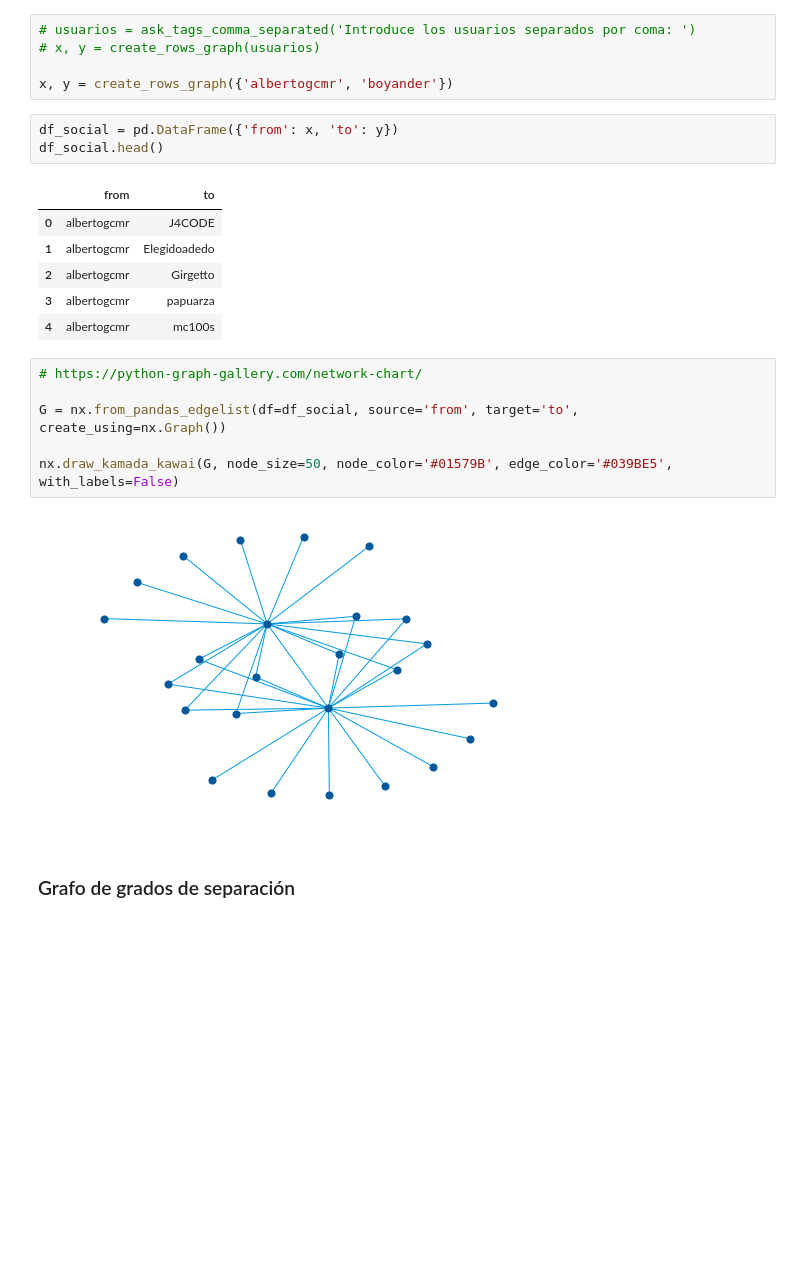
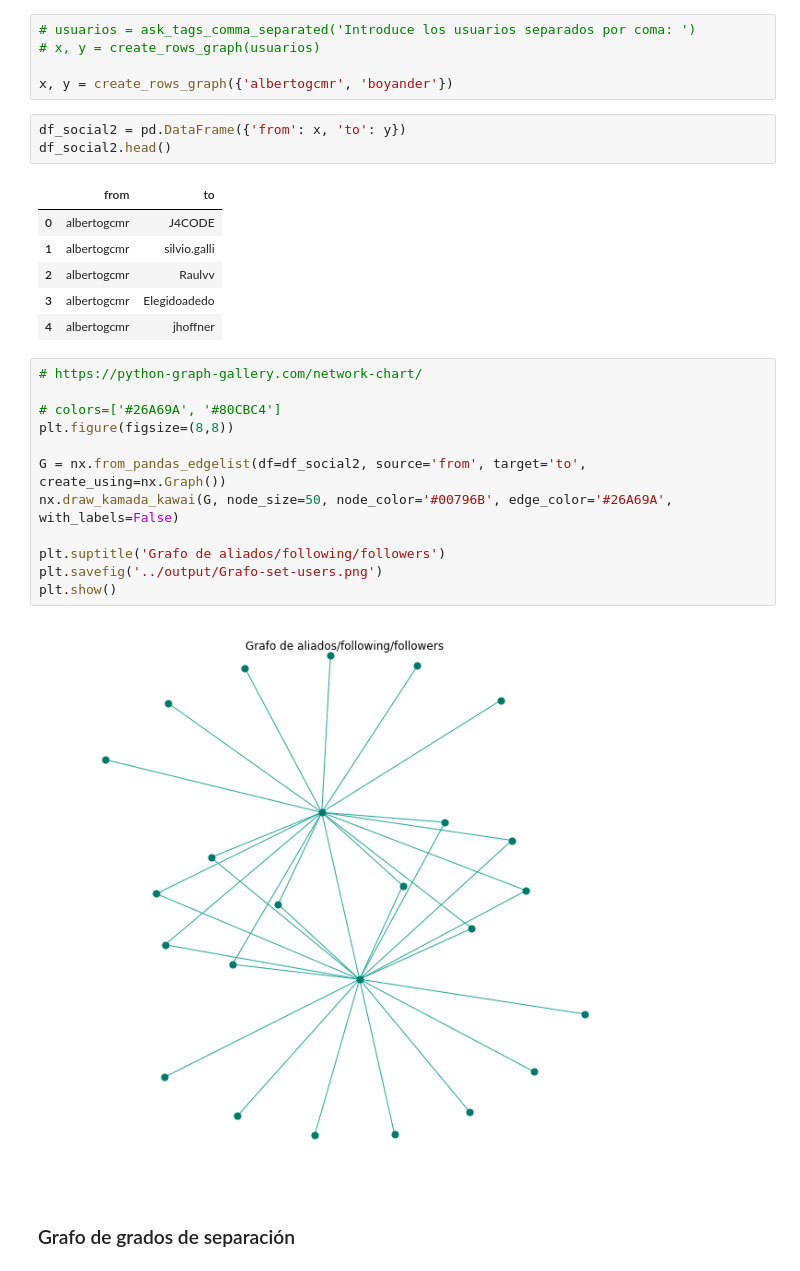
Before and after one commit to albertogcmr/final-project-codewars-ih, a Jupyter notebook: source/Representación de datos.ipynb, the cells around one changed output. Drawn from its saved outputs; the diff is of its cells as text; blank space fills up the shorter version.

```diff
--- a/source/Representación de datos.ipynb
+++ b/source/Representación de datos.ipynb
@@ -93,23 +95,29 @@ def create_rows_graph(list_users):
 
 x, y = create_rows_graph({'albertogcmr', 'boyander'})
 # %%
-df_social = pd.DataFrame({'from': x, 'to': y})
-df_social.head()
+df_social2 = pd.DataFrame({'from': x, 'to': y})
+df_social2.head()
 # %% [output]
 |  | from | to |
 | 0 | albertogcmr | J4CODE |
-| 1 | albertogcmr | Elegidoadedo |
-| 2 | albertogcmr | Girgetto |
-| 3 | albertogcmr | papuarza |
-| 4 | albertogcmr | mc100s |
+| 1 | albertogcmr | silvio.galli |
+| 2 | albertogcmr | Raulvv |
+| 3 | albertogcmr | Elegidoadedo |
+| 4 | albertogcmr | jhoffner |
 # %%
 # https://python-graph-gallery.com/network-chart/
 
-G = nx.from_pandas_edgelist(df=df_social, source='from', target='to', create_using=nx.Graph())
+# colors=['#26A69A', '#80CBC4']
+plt.figure(figsize=(8,8))
 
-nx.draw_kamada_kawai(G, node_size=50, node_color='#01579B', edge_color='#039BE5', with_labels=False)
+G = nx.from_pandas_edgelist(df=df_social2, source='from', target='to', create_using=nx.Graph())
+nx.draw_kamada_kawai(G, node_size=50, node_color='#00796B', edge_color='#26A69A', with_labels=False)
+
+plt.suptitle('Grafo de aliados/following/followers')
+plt.savefig('../output/Grafo-set-users.png')
+plt.show()
 # %% [output]
-[figure, old version]
+[figure, new version]
 # %% [markdown]
 ### Grafo de grados de separación
 # %%
```
Also changed, not shown: parts of 5 cells of this notebook, 9 other files.
